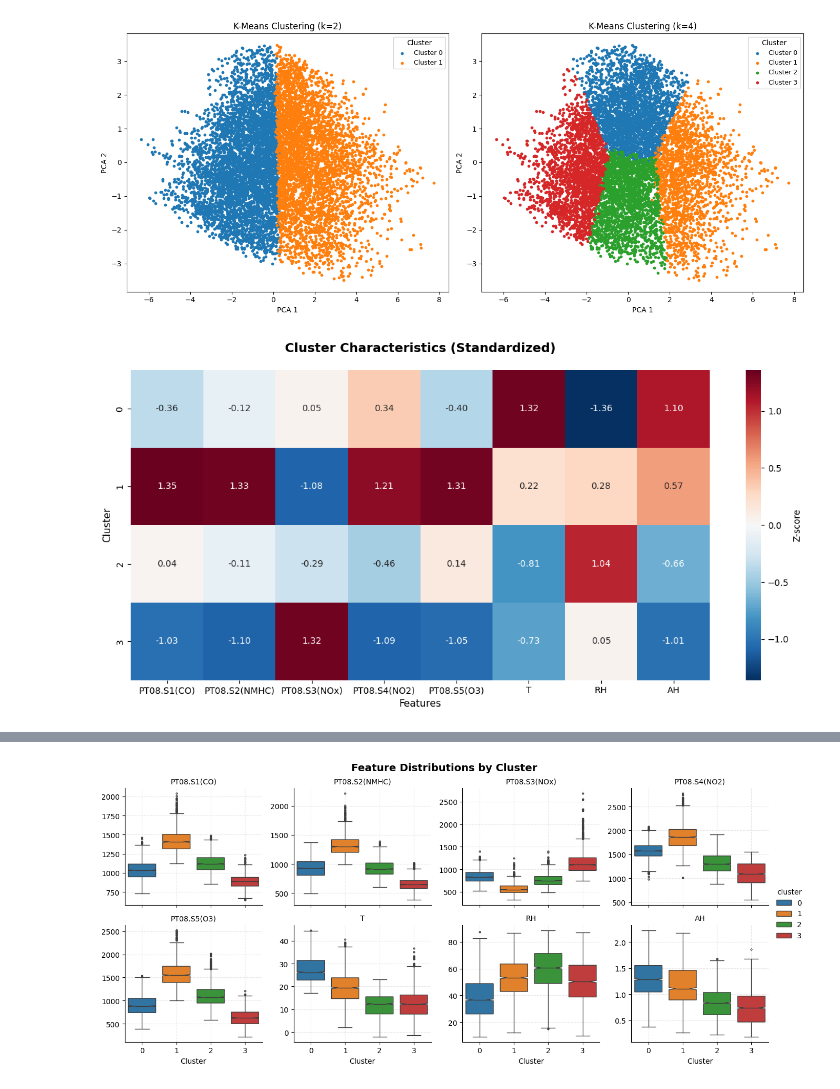
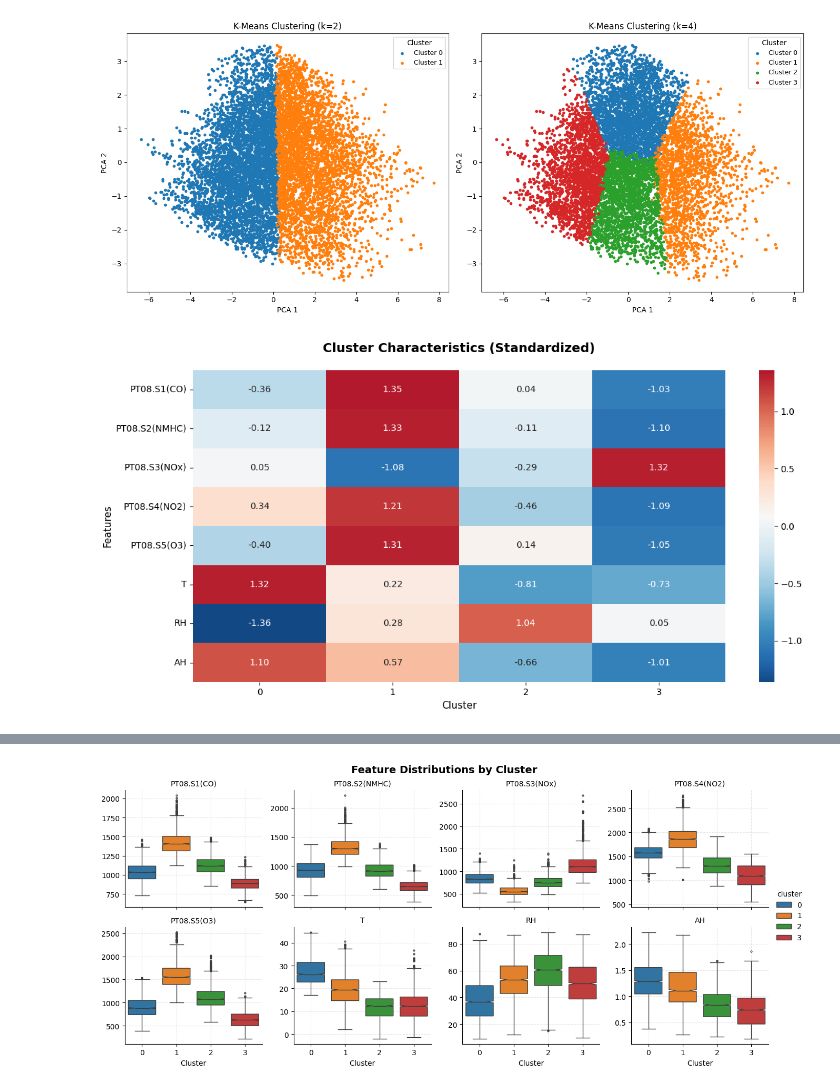
Before and after one commit to Gianluca-Coppola/Clustering, a Jupyter notebook: air_quality_clustering.ipynb, the cells around one changed output, grey strips where cells are left out. Cells and saved outputs as stored; diff of their text form; code cells hidden in the pictures.

```diff
--- a/air_quality_clustering.ipynb
+++ b/air_quality_clustering.ipynb
@@ -233,33 +280,31 @@ plt.show()
 # %%
 # Cluster characteristics heatmap (standardized)
+base_cmap = plt.get_cmap('RdBu_r')
+colors = base_cmap(np.linspace(0.05, 0.9, 256))
+soft_rd_bu = LinearSegmentedColormap.from_list('soft_rd_bu', colors)
+
 df_clean = X.copy()
 df_clean['cluster'] = labels4
 cluster_summary = df_clean.groupby('cluster')[features].mean()
+cluster_summary_scaled = (cluster_summary - cluster_summary.mean()) / cluster_summary.std()
+cluster_summary_scaled_T = cluster_summary_scaled.T
 
-# Z-score features across clusters
-cluster_summary_scaled = (cluster_summary - cluster_summary.mean()) / cluster_summary.std()
+vmax = np.nanmax(np.abs(cluster_summary_scaled_T.values))
 
-# Symmetric color limits around 0 for diverging palette
-vmax = np.nanmax(np.abs(cluster_summary_scaled.values))
-
-# Plot heatmap with red-blue diverging colormap (standard for z-scores)
 fig, ax = plt.subplots(figsize=(12, 6))
 sns.heatmap(
-    cluster_summary_scaled,
+    cluster_summary_scaled_T,
     annot=True,
     fmt='.2f',
-    cmap='RdBu_r',  # red = higher than average, blue = lower
+    cmap=soft_rd_bu,
     center=0,
     vmin=-vmax, vmax=vmax,
-    cbar_kws={'label': 'Z-score'},
     ax=ax
 )
-# Make x-axis tick labels horizontal for readability
-ax.set_xticklabels(ax.get_xticklabels(), rotation=0, ha='center')
 ax.set_title('Cluster Characteristics (Standardized)', fontsize=14, fontweight='bold', pad=20)
-ax.set_xlabel('Features', fontsize=11)
-ax.set_ylabel('Cluster', fontsize=11)
+ax.set_xlabel('Cluster', fontsize=11)
+ax.set_ylabel('Features', fontsize=11)
 plt.tight_layout()
 plt.show()
 # %% [output]
-[figure, old version]
+[figure, new version]
```
Also changed, not shown: parts of 13 cells of this notebook.
